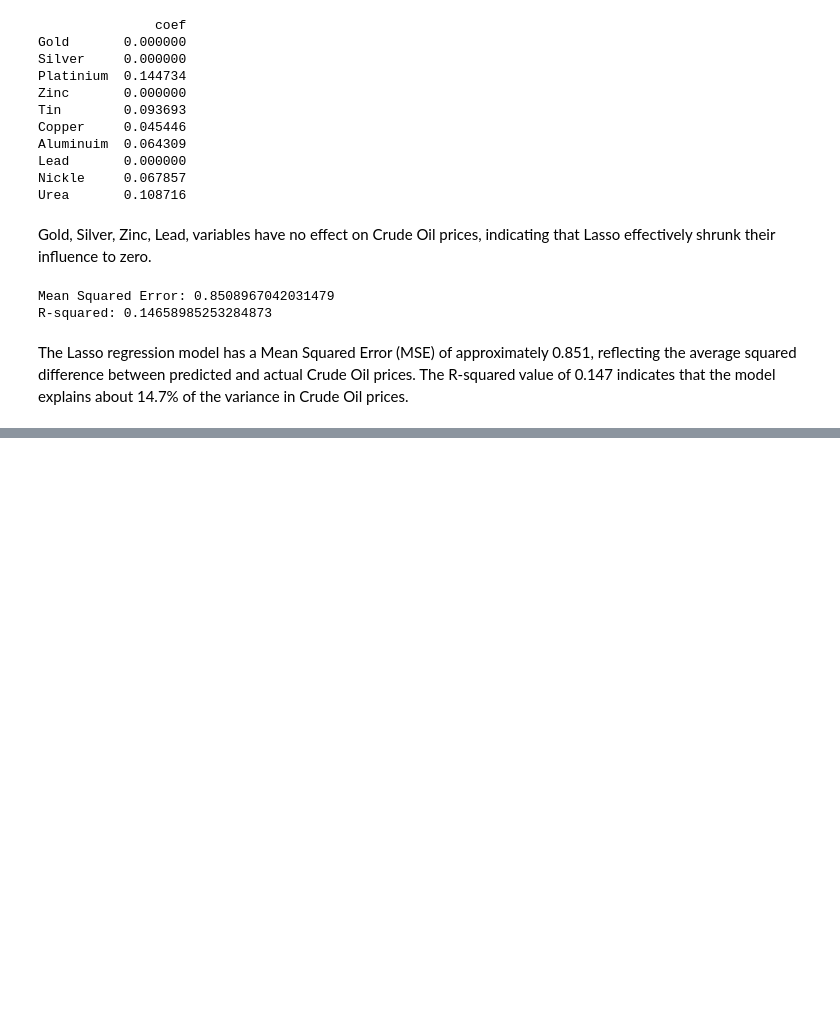
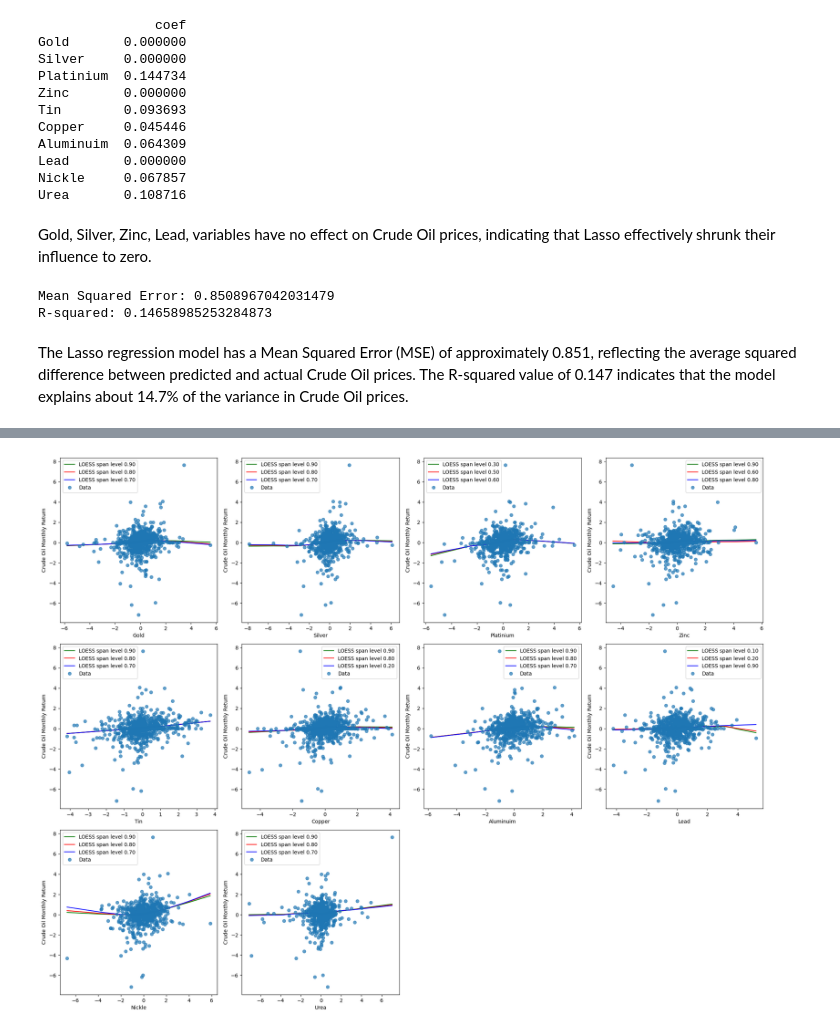
Before and after one commit to Jeetmu/OLS-Regression, a Jupyter notebook: Code.ipynb, the cells around one changed output, grey strips where cells are left out. Cells and saved outputs as stored; diff of their text form; code cells hidden in the pictures; blank space fills up the shorter version.

Commit message:
Determined the Span Levels with CV to perform LOESS to all the independent variables

```diff
--- a/Code.ipynb
+++ b/Code.ipynb
@@ -472,0 +523,33 @@ The Lasso regression model has a Mean Squared Error (MSE) of approximately 0.851
+# %%
+from supersmoother import SuperSmoother
+
+num_cols = len(df.columns) - 1
+num_row_per_plot = 4
+num_row = int(np.ceil(num_cols / num_row_per_plot))
+fig, axes = plt.subplots(num_row, num_row_per_plot, figsize=(20, num_row * 5))
+axes = axes.flatten()
+
+cols = ['Gold', 'Silver', 'Platinium', 'Zinc', 'Tin', 'Copper', 'Aluminuim', 'Lead', 'Nickle', 'Urea']
+for i, column in enumerate(cols):
+    Span_1 = top_spans_dict[column].iloc[0]['Span']
+    Span_2 = top_spans_dict[column].iloc[1]['Span']
+    Span_3 = top_spans_dict[column].iloc[2]['Span']
+    smoothed20 = sm.nonparametric.lowess(endog=df['Crude_Oil'], exog=df[column], frac=Span_1, it=4)
+    smoothed35 = sm.nonparametric.lowess(endog=df['Crude_Oil'], exog=df[column], frac=Span_2, it=4)
+    smoothed75 = sm.nonparametric.lowess(endog=df['Crude_Oil'], exog=df[column], frac=Span_3, it=4)
+
+    axes[i].errorbar(df[column], df['Crude_Oil'], fmt="o", alpha=0.7, label='Data')
+    axes[i].plot(smoothed20[:, 0], smoothed20[:, 1], c="g", label=f"LOESS span level {Span_1:.2f}")
+    axes[i].plot(smoothed35[:, 0], smoothed35[:, 1], c="r", label=f"LOESS span level {Span_2:.2f}")
+    axes[i].plot(smoothed75[:, 0], smoothed75[:, 1], c="b", label=f"LOESS span level {Span_3:.2f}")
+    axes[i].set_xlabel(column)
+    axes[i].set_ylabel("Crude Oil Monthly Return")
+    axes[i].legend()
+
+for j in range(i + 1, len(axes)):
+    fig.delaxes(axes[j])
+
+plt.tight_layout()
+plt.show()
+# %% [output]
+[figure, added]
```
Also changed, not shown: parts of 1 cell of this notebook.
